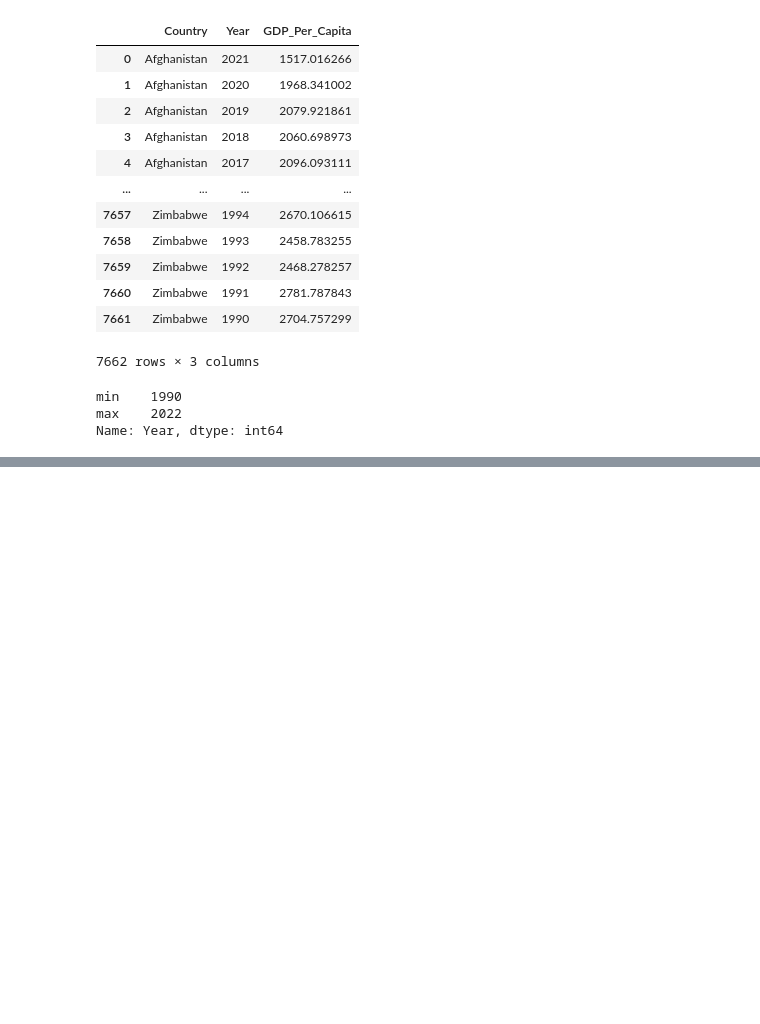
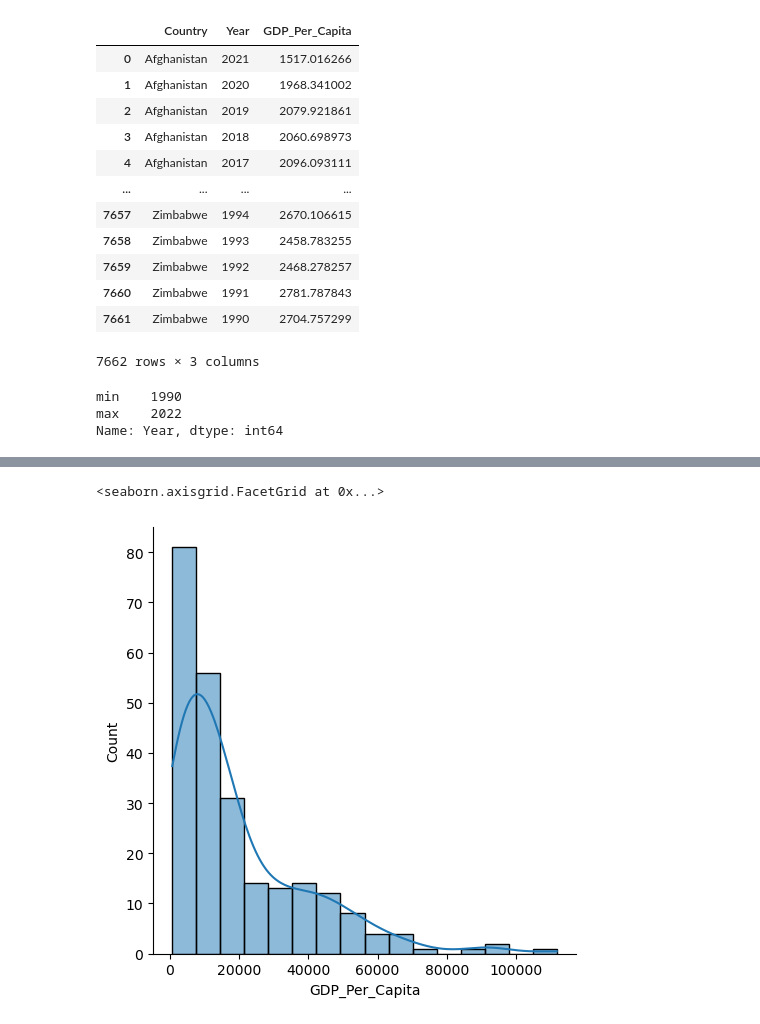
Before and after one commit to NSS-Data-Analytics-Cohort-11/undata-Timothyspratt, a Jupyter notebook: notebook/UN_data_project_DA11.ipynb, the cells around one changed output, grey strips where cells are left out. Drawn from its saved outputs; the diff is of its cells as text; code cells hidden in the pictures; blank space fills up the shorter version.

```diff
--- a/notebook/UN_data_project_DA11.ipynb
+++ b/notebook/UN_data_project_DA11.ipynb
@@ -115,0 +173,6 @@ print(m)
+# %%
+gdp_2020 = gdp_df_clean[gdp_df_clean['Year'] == 2020]
+sns.displot( data=gdp_2020["GDP_Per_Capita"], kde=True )
+# %% [output]
+<seaborn.axisgrid.FacetGrid at 0x...>
+[figure, added]
```
Also changed, not shown: parts of 26 cells of this notebook.
